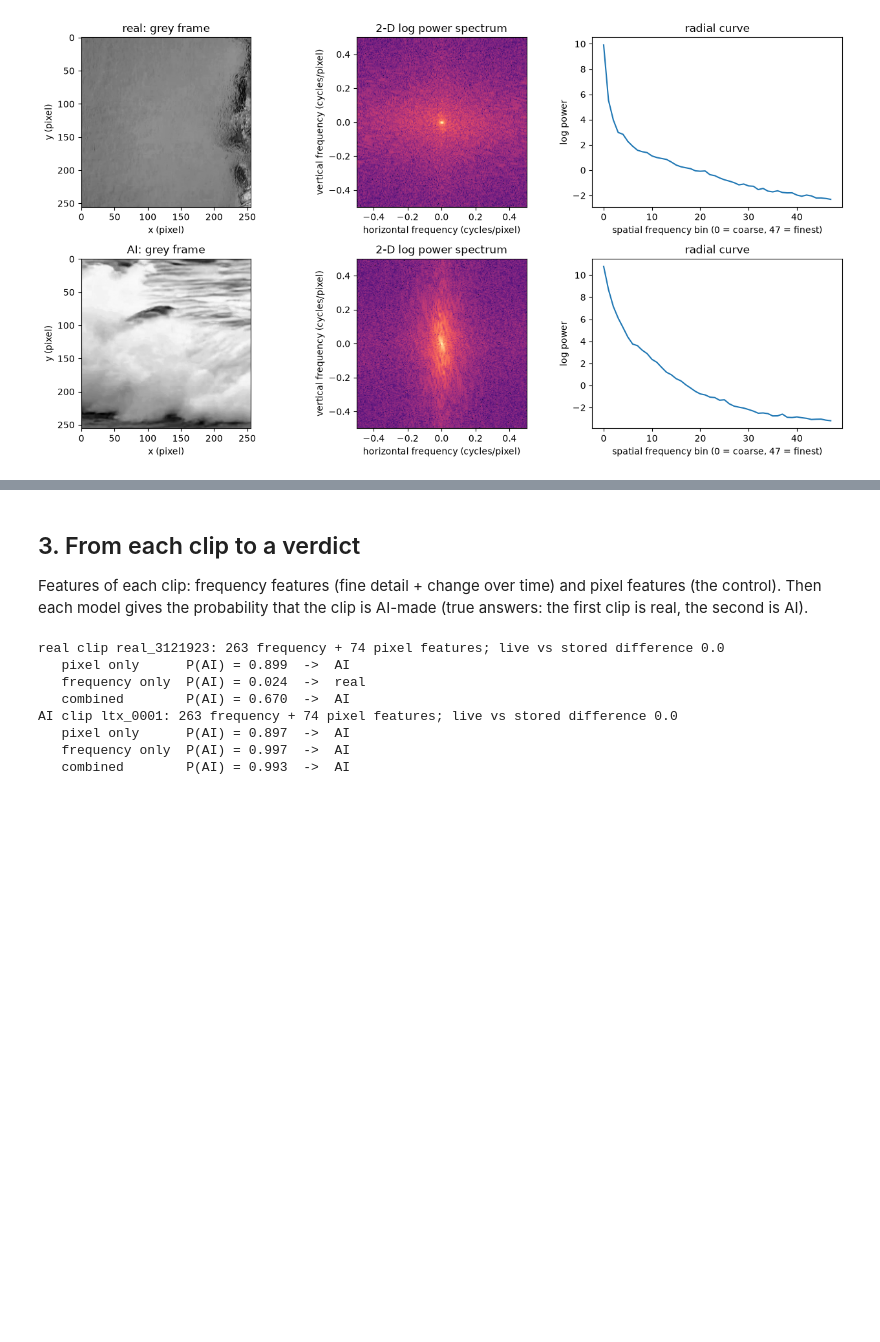
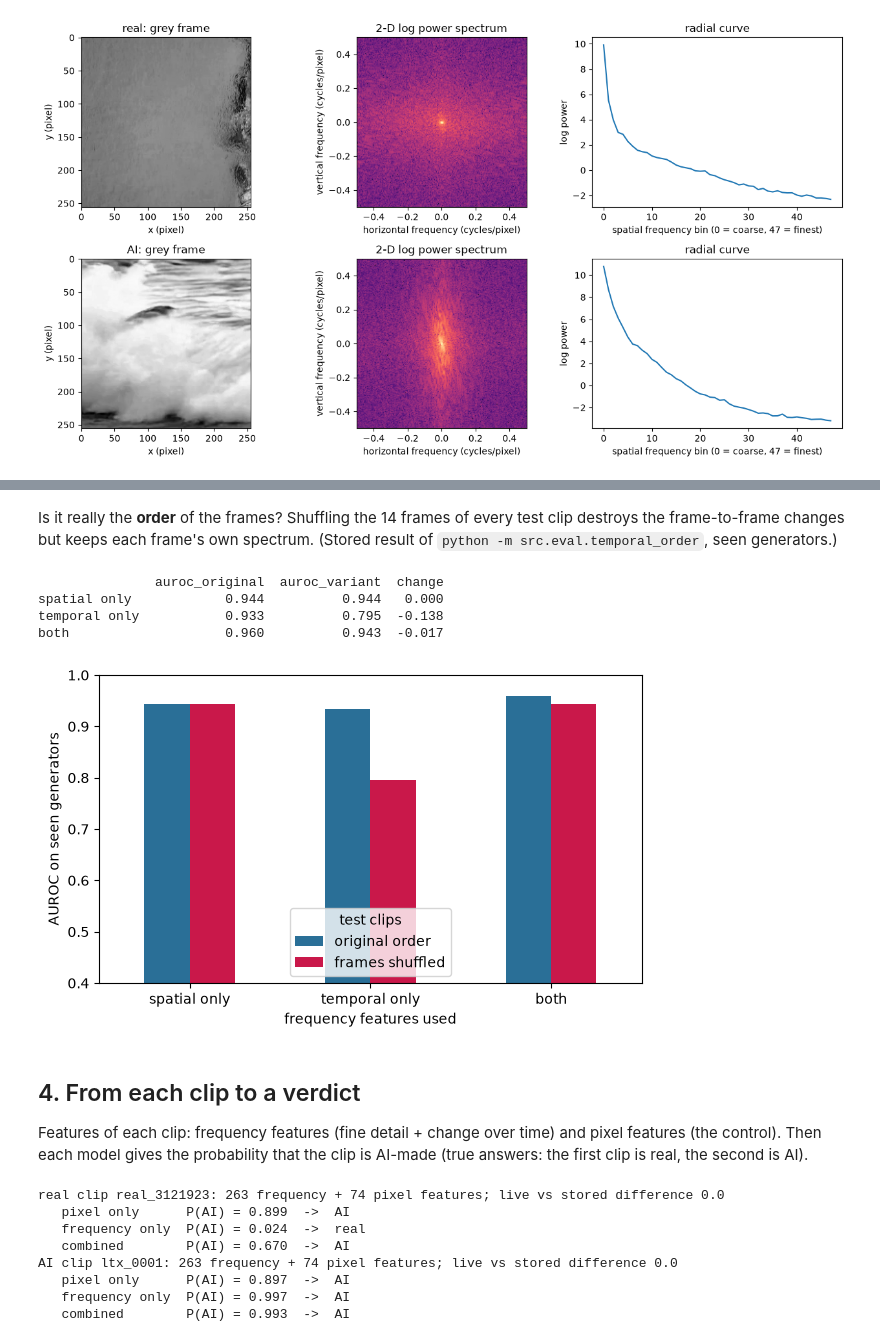
Before and after one commit to Astitva-Garg/Detection-of-AI-Generated-Video-via-Frequency-Domain, a Jupyter notebook: demo.ipynb, the cells around one changed output, grey strips where cells are left out. Saved outputs shown, nothing was run; the diff lists cells and outputs as text; code cells hidden in the pictures; blank space fills up the shorter version.

```diff
--- a/demo.ipynb
+++ b/demo.ipynb
@@ -49,5 +111,22 @@ plt.tight_layout()
+# %% [markdown]
+Is it really the **order** of the frames? Shuffling the 14 frames of every test clip destroys the frame-to-frame changes but keeps each frame's own spectrum.
+(Stored result of `python -m src.eval.temporal_order`, seen generators.)
+# %%
+order = pd.read_csv(RESULTS / "temporal_order.csv")
+order = order[(order.set == "seen") & (order.variant == "shuffled")].set_index("model").loc[["mlp_spatial", "mlp_temporal", "mlp_all"]]
+order.index = ["spatial only", "temporal only", "both"]
+print(order[["auroc_original", "auroc_variant", "change"]].to_string())
+ax = order[["auroc_original", "auroc_variant"]].rename(columns={"auroc_original": "original order", "auroc_variant": "frames shuffled"}).plot.bar(
+    rot=0, ylim=(0.4, 1), color=["#2a6f97", "#c9184a"], figsize=(7, 4))
+ax.set(xlabel="frequency features used", ylabel="AUROC on seen generators"); ax.legend(title="test clips", loc="lower center");
+# %% [output]
+               auroc_original  auroc_variant  change
+spatial only            0.944          0.944   0.000
+temporal only           0.933          0.795  -0.138
+both                    0.960          0.943  -0.017
+[figure, added]
 # %% [markdown]
-## 3. From each clip to a verdict
+## 4. From each clip to a verdict
 
 Features of each clip: frequency features (fine detail + change over time) and pixel features (the control).
 Then each model gives the probability that the clip is AI-made (true answers: the first clip is real, the second is AI).
```
Also changed, not shown: parts of 10 cells of this notebook.
